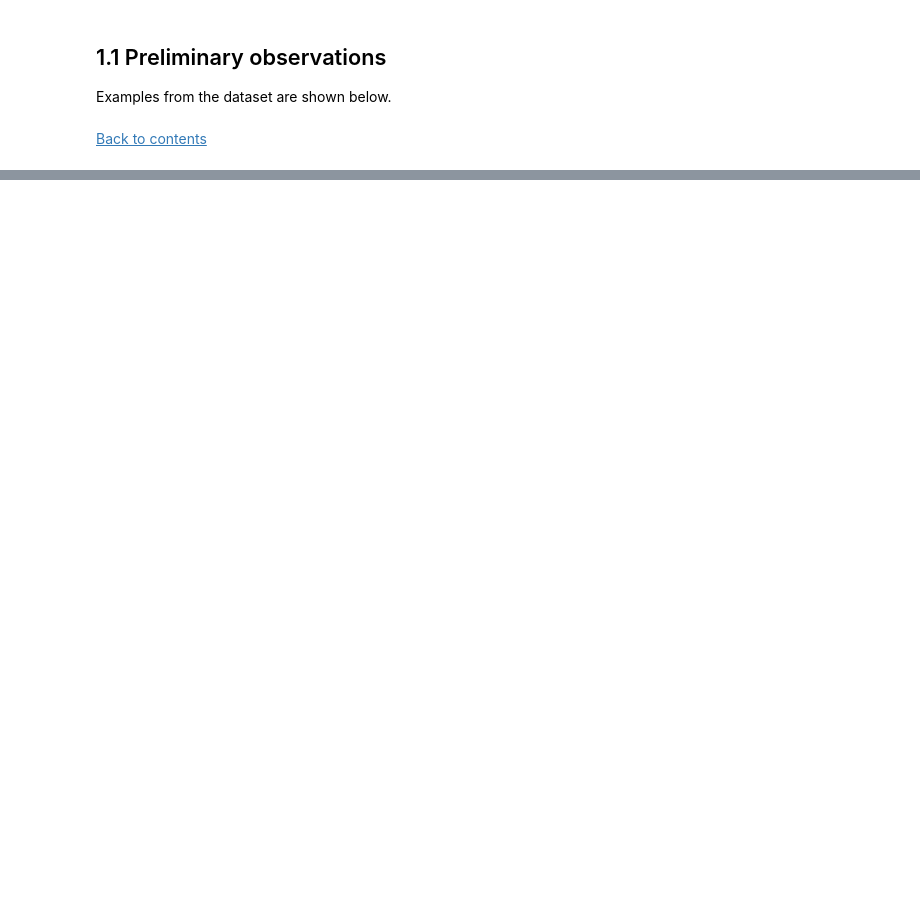
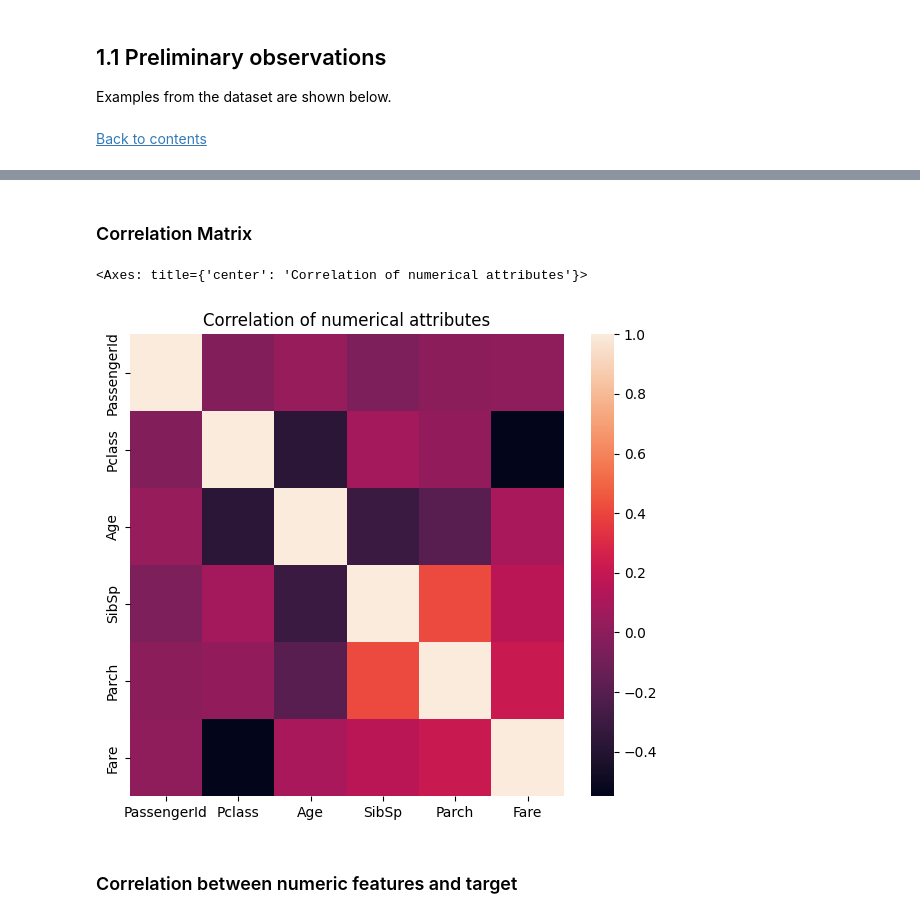
Before and after one commit to myang987/kaggle-comp-titanic, a Jupyter notebook: working.ipynb, the cells around one changed output, grey strips where cells are left out. Cells and saved outputs as stored; diff of their text form; code cells hidden in the pictures; blank space fills up the shorter version.

```diff
--- a/working.ipynb
+++ b/working.ipynb
@@ -87,2 +223,14 @@ Examples from the dataset are shown below. <br><br>
 
 [Back to contents](#top)
+# %% [markdown]
+### Correlation Matrix
+# %%
+plt.figure(figsize=(7,6))
+plt.title('Correlation of numerical attributes', size=12)
+correlation = num_features.corr()
+sns.heatmap(correlation)
+# %% [output]
+<Axes: title={'center': 'Correlation of numerical attributes'}>
+[figure, added]
+# %% [markdown]
+### Correlation between numeric features and target
```
Also changed, not shown: parts of 32 cells of this notebook.
